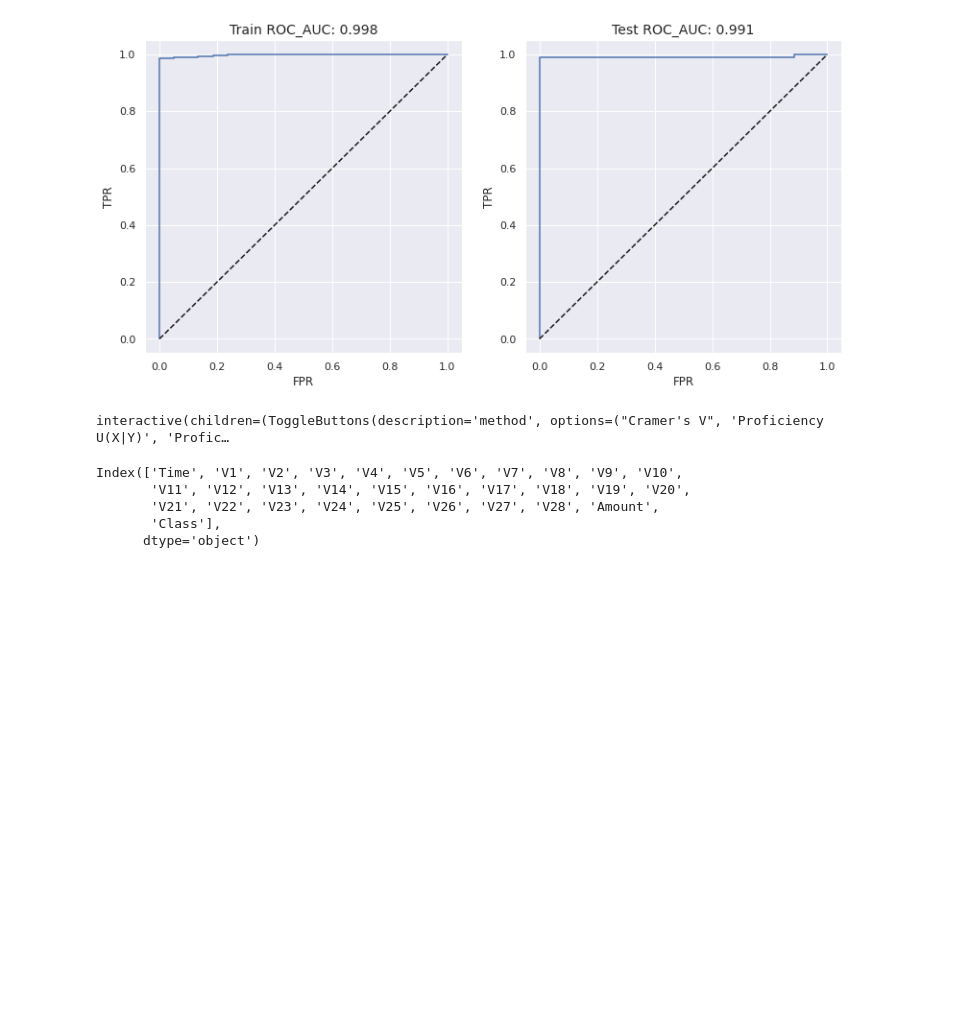
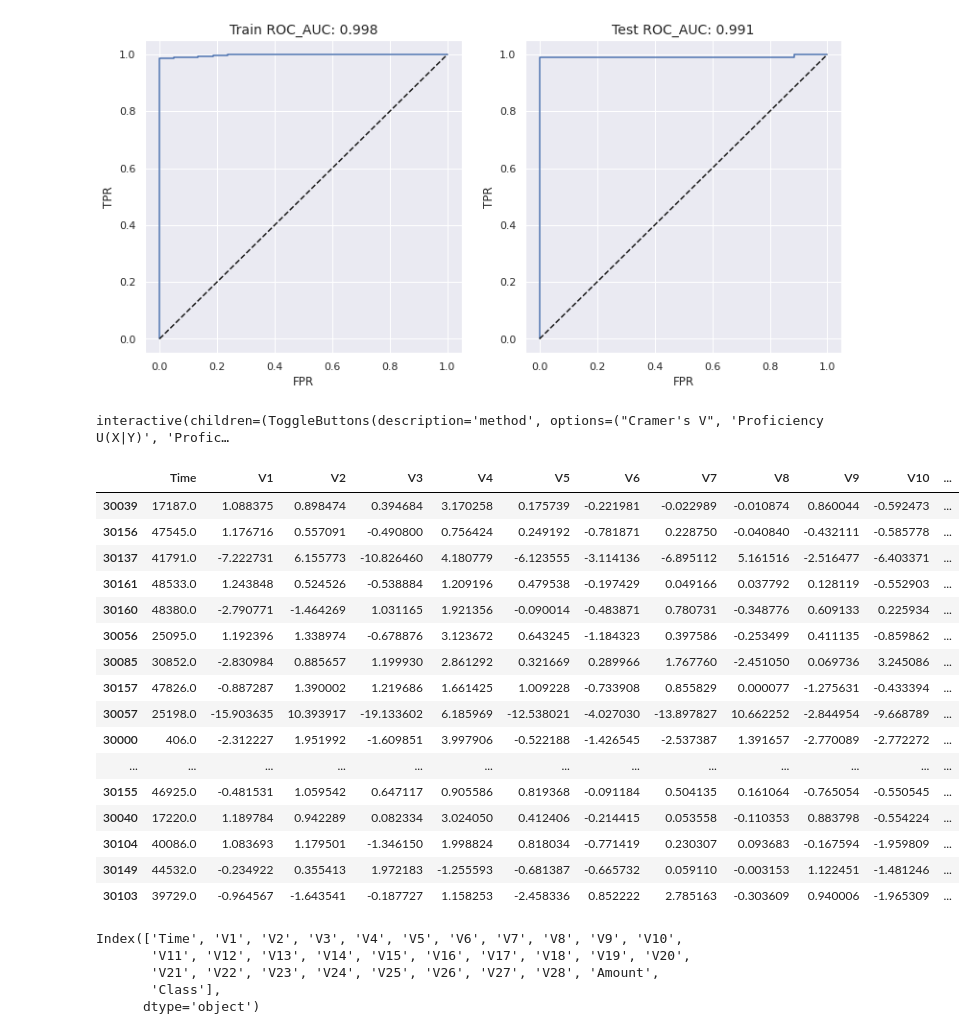
Before and after one commit to ilham-mukti/Machine-Learning, a Jupyter notebook: Nyoba_1_2_SVM_Klasifikasi_Imbalance_+_Evaluation_[Data_Creditcard].ipynb, the cells around one changed output. Saved outputs shown, nothing was run; the diff lists cells and outputs as text; code cells hidden in the pictures; blank space fills up the shorter version.

```diff
--- a/Nyoba_1_2_SVM_Klasifikasi_Imbalance_+_Evaluation_[Data_Creditcard].ipynb
+++ b/Nyoba_1_2_SVM_Klasifikasi_Imbalance_+_Evaluation_[Data_Creditcard].ipynb
@@ -125,6 +125,35 @@ plot_roc_curve(X_train, y_train, X_test, y_test, model)
 plot_association_matrix(datas, 'TARGET', categoric_col='auto') #Ini ga ada kolom yang kategorik, jadi error
 # %% [output]
 interactive(children=(ToggleButtons(description='method', options=("Cramer's V", 'Proficiency U(X|Y)', 'Profic…
+# %%
+datas_analisis = X_train.copy()
+
+pred = model.predict(X_train)
+error = np.abs(pred - y_train)
+
+datas_analisis['class'] = y_train
+datas_analisis['prediksi'] = pred
+datas_analisis['error'] = error
+datas_analisis = datas_analisis[datas_analisis.error > 0]
+datas_analisis
+# %% [output]
+|  | Time | V1 | V2 | V3 | V4 | V5 | V6 | V7 | V8 | V9 | V10 | ... |
+| 30039 | 17187.0 | 1.088375 | 0.898474 | 0.394684 | 3.170258 | 0.175739 | -0.221981 | -0.022989 | -0.010874 | 0.860044 | -0.592473 | ... |
+| 30156 | 47545.0 | 1.176716 | 0.557091 | -0.490800 | 0.756424 | 0.249192 | -0.781871 | 0.228750 | -0.040840 | -0.432111 | -0.585778 | ... |
+| 30137 | 41791.0 | -7.222731 | 6.155773 | -10.826460 | 4.180779 | -6.123555 | -3.114136 | -6.895112 | 5.161516 | -2.516477 | -6.403371 | ... |
+| 30161 | 48533.0 | 1.243848 | 0.524526 | -0.538884 | 1.209196 | 0.479538 | -0.197429 | 0.049166 | 0.037792 | 0.128119 | -0.552903 | ... |
+| 30160 | 48380.0 | -2.790771 | -1.464269 | 1.031165 | 1.921356 | -0.090014 | -0.483871 | 0.780731 | -0.348776 | 0.609133 | 0.225934 | ... |
+| 30056 | 25095.0 | 1.192396 | 1.338974 | -0.678876 | 3.123672 | 0.643245 | -1.184323 | 0.397586 | -0.253499 | 0.411135 | -0.859862 | ... |
+| 30085 | 30852.0 | -2.830984 | 0.885657 | 1.199930 | 2.861292 | 0.321669 | 0.289966 | 1.767760 | -2.451050 | 0.069736 | 3.245086 | ... |
+| 30157 | 47826.0 | -0.887287 | 1.390002 | 1.219686 | 1.661425 | 1.009228 | -0.733908 | 0.855829 | 0.000077 | -1.275631 | -0.433394 | ... |
+| 30057 | 25198.0 | -15.903635 | 10.393917 | -19.133602 | 6.185969 | -12.538021 | -4.027030 | -13.897827 | 10.662252 | -2.844954 | -9.668789 | ... |
+| 30000 | 406.0 | -2.312227 | 1.951992 | -1.609851 | 3.997906 | -0.522188 | -1.426545 | -2.537387 | 1.391657 | -2.770089 | -2.772272 | ... |
+| ... | ... | ... | ... | ... | ... | ... | ... | ... | ... | ... | ... | ... |
+| 30155 | 46925.0 | -0.481531 | 1.059542 | 0.647117 | 0.905586 | 0.819368 | -0.091184 | 0.504135 | 0.161064 | -0.765054 | -0.550545 | ... |
+| 30040 | 17220.0 | 1.189784 | 0.942289 | 0.082334 | 3.024050 | 0.412406 | -0.214415 | 0.053558 | -0.110353 | 0.883798 | -0.554224 | ... |
+| 30104 | 40086.0 | 1.083693 | 1.179501 | -1.346150 | 1.998824 | 0.818034 | -0.771419 | 0.230307 | 0.093683 | -0.167594 | -1.959809 | ... |
+| 30149 | 44532.0 | -0.234922 | 0.355413 | 1.972183 | -1.255593 | -0.681387 | -0.665732 | 0.059110 | -0.003153 | 1.122451 | -1.481246 | ... |
+| 30103 | 39729.0 | -0.964567 | -1.643541 | -0.187727 | 1.158253 | -2.458336 | 0.852222 | 2.785163 | -0.303609 | 0.940006 | -1.965309 | ... |
 # %%
 datas.columns
 # %% [output]
```
